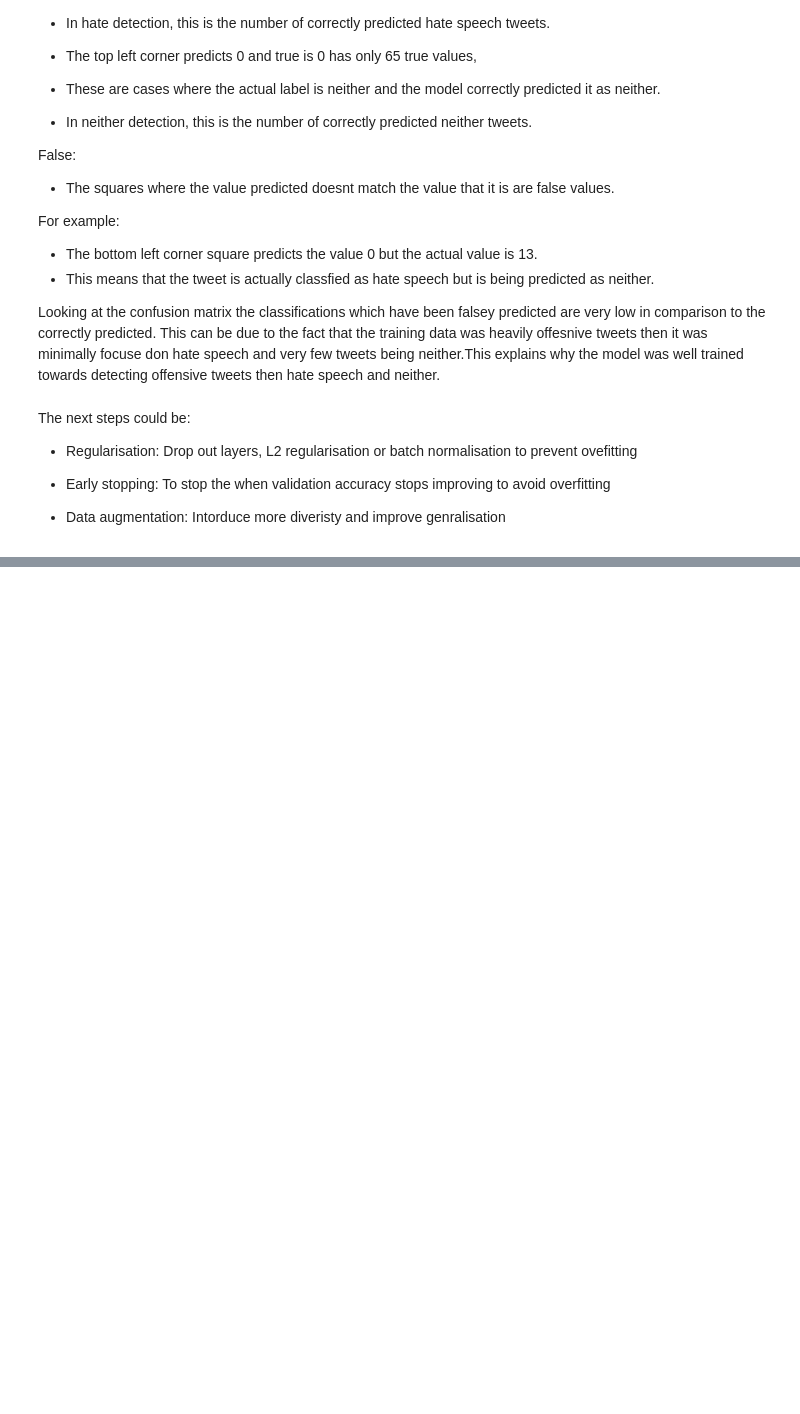
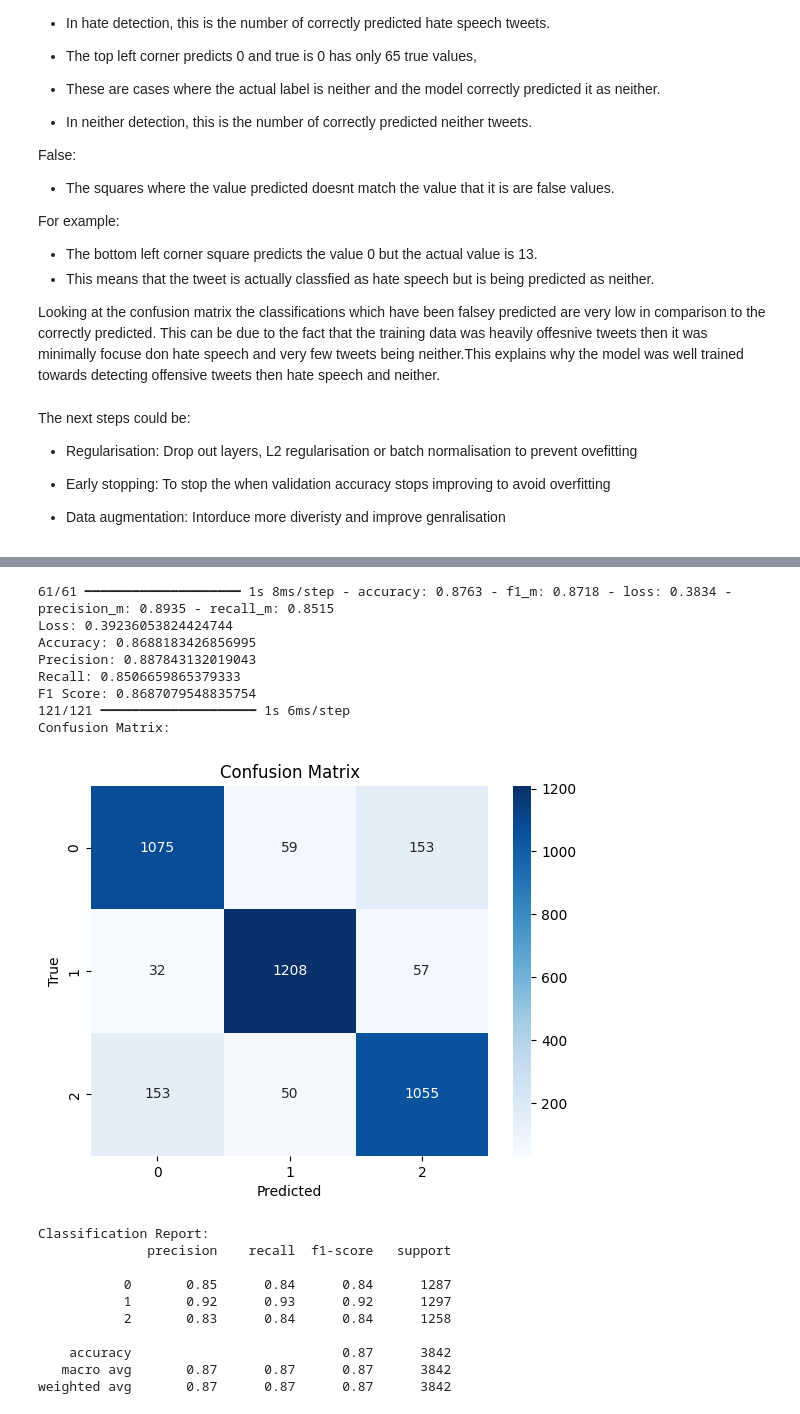
Before and after one commit to StephBarwick/P000456CSITCP, a Jupyter notebook: model_extend.ipynb, the cells around one changed output, grey strips where cells are left out. Drawn from its saved outputs; the diff is of its cells as text; code cells hidden in the pictures; blank space fills up the shorter version.

```diff
--- a/model_extend.ipynb
+++ b/model_extend.ipynb
@@ -1259,0 +1482,49 @@ The next steps could be:
+# %%
+from sklearn.metrics import confusion_matrix, classification_report
+import numpy as np
+
+# Evaluate the model on the test data
+loss, accuracy, precision, recall, f1 = lstm_model.evaluate(X_test, y_test, batch_size=64)
+print(f"Loss: {loss}")
+print(f"Accuracy: {accuracy}")
+print(f"Precision: {precision}")
+print(f"Recall: {recall}")
+print(f"F1 Score: {f1}")
+
+# Make predictions on the test data
+y_pred = np.argmax(lstm_model.predict(X_test), axis=1)
+y_true = np.argmax(y_test, axis=1)
+
+# Generate the confusion matrix
+cm = confusion_matrix(y_true, y_pred)
+print("Confusion Matrix:")
+sns.heatmap(cm, annot=True, fmt='d', cmap='Blues')
+plt.xlabel('Predicted')
+plt.ylabel('True')
+plt.title('Confusion Matrix')
+plt.show()
+
+
+# Optional: Print classification report for more detailed metrics
+print("Classification Report:")
+print(classification_report(y_true, y_pred))
+# %% [output]
+61/61 ━━━━━━━━━━━━━━━━━━━━ 1s 8ms/step - accuracy: 0.8763 - f1_m: 0.8718 - loss: 0.3834 - precision_m: 0.8935 - recall_m: 0.8515
+Loss: 0.39236053824424744
+Accuracy: 0.8688183426856995
+Precision: 0.887843132019043
+Recall: 0.8506659865379333
+F1 Score: 0.8687079548835754
+121/121 ━━━━━━━━━━━━━━━━━━━━ 1s 6ms/step
+Confusion Matrix:
+[figure, added]
+Classification Report:
+              precision    recall  f1-score   support
+
+           0       0.85      0.84      0.84      1287
+           1       0.92      0.93      0.92      1297
+           2       0.83      0.84      0.84      1258
+
+    accuracy                           0.87      3842
+   macro avg       0.87      0.87      0.87      3842
+weighted avg       0.87      0.87      0.87      3842
```
Also changed, not shown: parts of 26 cells of this notebook.
